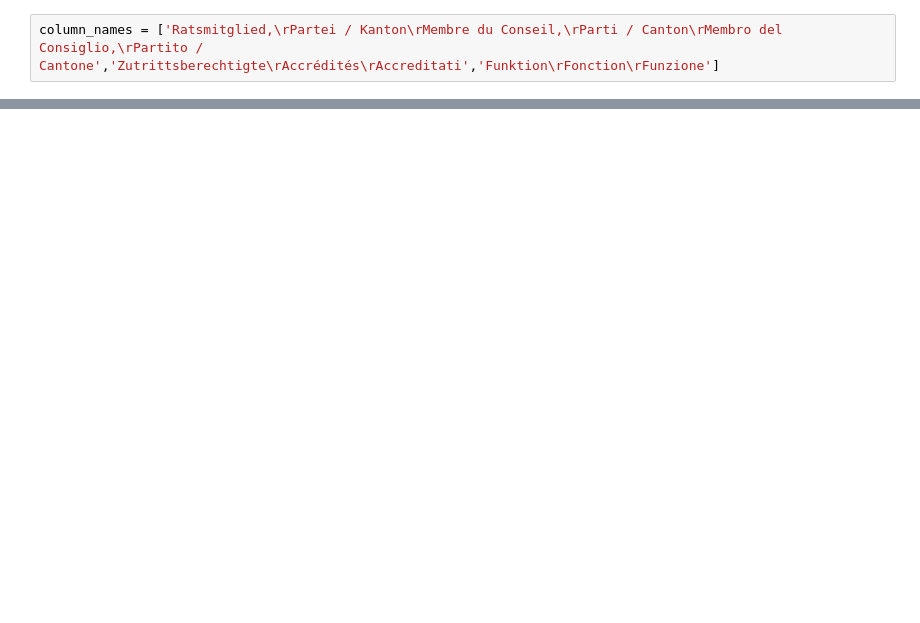
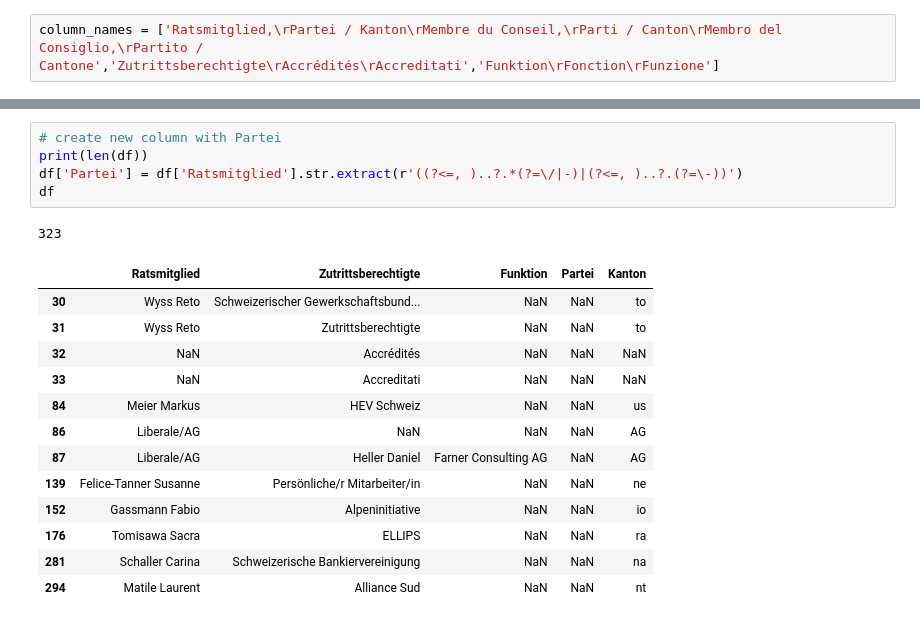
Before and after one commit to danielbarco/Swiss_Parliament_Network, a Jupyter notebook: Swiss_Parliament_Network_Analysis.ipynb, the cells around one changed output, grey strips where cells are left out. Cells and saved outputs as stored; diff of their text form; blank space fills up the shorter version.

```diff
--- a/Swiss_Parliament_Network_Analysis.ipynb
+++ b/Swiss_Parliament_Network_Analysis.ipynb
@@ -89,0 +165,20 @@ df
+# %%
+# create new column with Partei
+print(len(df))
+df['Partei'] = df['Ratsmitglied'].str.extract(r'((?<=, )..?.*(?=\/|-)|(?<=, )..?.(?=\-))')
+df
+# %% [output]
+323
+|  | Ratsmitglied | Zutrittsberechtigte | Funktion | Partei | Kanton |
+| 30 | Wyss Reto | Schweizerischer Gewerkschaftsbund... | NaN | NaN | to |
+| 31 | Wyss Reto | Zutrittsberechtigte | NaN | NaN | to |
+| 32 | NaN | Accrédités | NaN | NaN | NaN |
+| 33 | NaN | Accreditati | NaN | NaN | NaN |
+| 84 | Meier Markus | HEV Schweiz | NaN | NaN | us |
+| 86 | Liberale/AG | NaN | NaN | NaN | AG |
+| 87 | Liberale/AG | Heller Daniel | Farner Consulting AG | NaN | AG |
+| 139 | Felice-Tanner Susanne | Persönliche/r Mitarbeiter/in | NaN | NaN | ne |
+| 152 | Gassmann Fabio | Alpeninitiative | NaN | NaN | io |
+| 176 | Tomisawa Sacra | ELLIPS | NaN | NaN | ra |
+| 281 | Schaller Carina | Schweizerische Bankiervereinigung | NaN | NaN | na |
+| 294 | Matile Laurent | Alliance Sud | NaN | NaN | nt |
```
Also changed, not shown: parts of 13 cells of this notebook.
